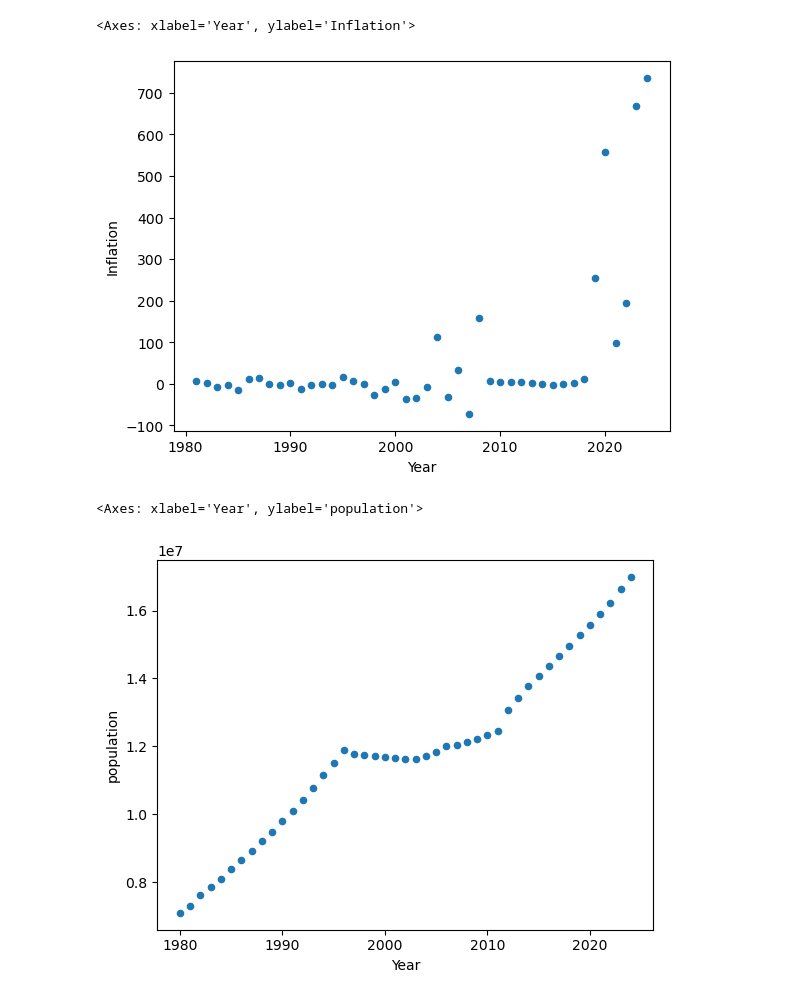
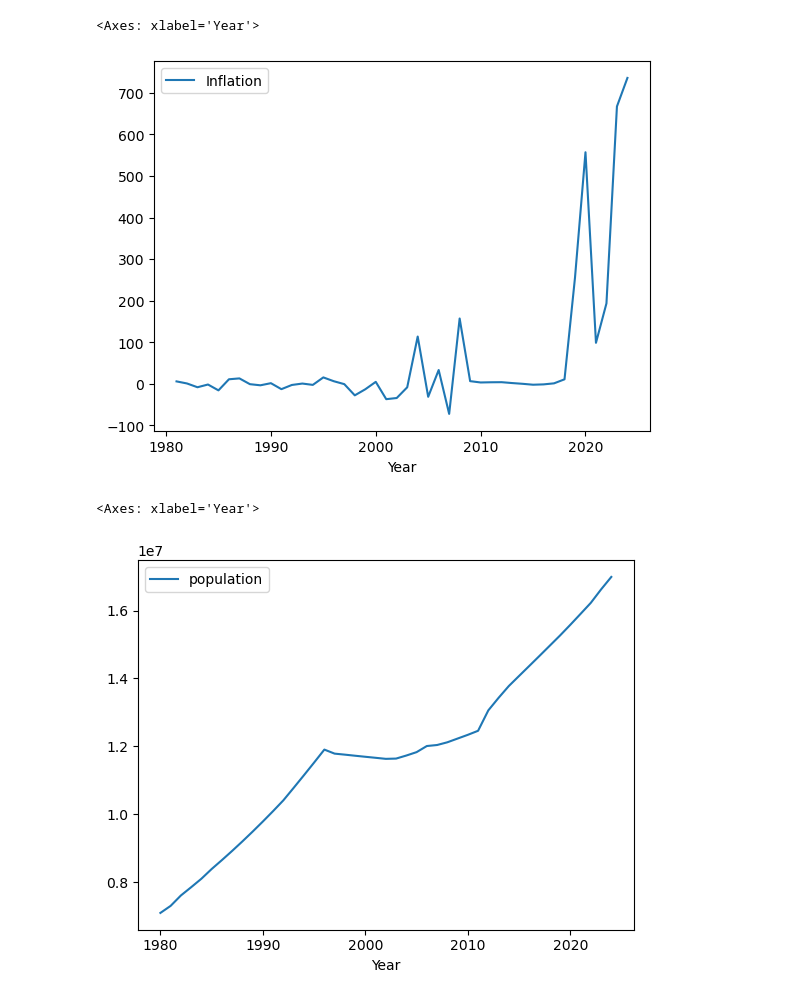
Before and after one commit to Tkucherera/cse_704_final_project, a Jupyter notebook: Harare_Real_Estate_An_Analysis.ipynb, the cells around one changed output. Saved outputs shown, nothing was run; the diff lists cells and outputs as text; code cells hidden in the pictures.

Commit message:
use line graghs

```diff
--- a/Harare_Real_Estate_An_Analysis.ipynb
+++ b/Harare_Real_Estate_An_Analysis.ipynb
@@ -20,28 +20,28 @@ average_property_prices_harare = 'data/property/property_prices.csv'
 # %%
 """
 import relevant modules and load files
 """
 
 import pandas as pd
 import matplotlib.pyplot as plt
 import csv
 
 
 yearly_inflation_df = pd.read_excel(yearly_zimbabwe_inflation_file)
 yearly_inflation_df.drop([0, 2, 3], inplace=True)
 years = pd.Series(yearly_inflation_df.columns.to_list()[1:46])
 
 inflation = yearly_inflation_df.iloc[0].to_list()[1:46]
 
 yearly_inflation_df = pd.DataFrame(data={'Year': years, 'Inflation': inflation})
 yearly_inflation_df['Year'] = pd.to_numeric(yearly_inflation_df['Year'], errors='coerce')
 yearly_inflation_df['Inflation'] = pd.to_numeric(yearly_inflation_df['Inflation'], errors='coerce')
 
 
-yearly_inflation_df.plot.scatter(x='Year', y='Inflation')
+yearly_inflation_df.plot.line(x='Year', y='Inflation')
 # %% [output]
-<Axes: xlabel='Year', ylabel='Inflation'>
+<Axes: xlabel='Year'>
-[figure, old version]
+[figure, new version]
 # %%
 # population
 
@@ -49,10 +49,10 @@ yearly_zimbabwe_population_df = pd.read_csv(yearly_zimbabwe_population)
 yearly_zimbabwe_population_df = pd.DataFrame(data={'Year': yearly_zimbabwe_population_df.columns.to_list()[7:52], 'population': yearly_zimbabwe_population_df.iloc[0].to_list()[7:52]})
 yearly_zimbabwe_population_df['Year'] = pd.to_numeric(yearly_zimbabwe_population_df['Year'], errors='coerce')
 yearly_zimbabwe_population_df['population'] = pd.to_numeric(yearly_zimbabwe_population_df['population'], errors='coerce')
-yearly_zimbabwe_population_df.plot.scatter(x='Year', y='population')
+yearly_zimbabwe_population_df.plot.line(x='Year', y='population')
 # %% [output]
-<Axes: xlabel='Year', ylabel='population'>
+<Axes: xlabel='Year'>
-[figure, old version]
+[figure, new version]
 # %%
 # remmitances
 
```
Also changed, not shown: parts of 1 cell of this notebook.
